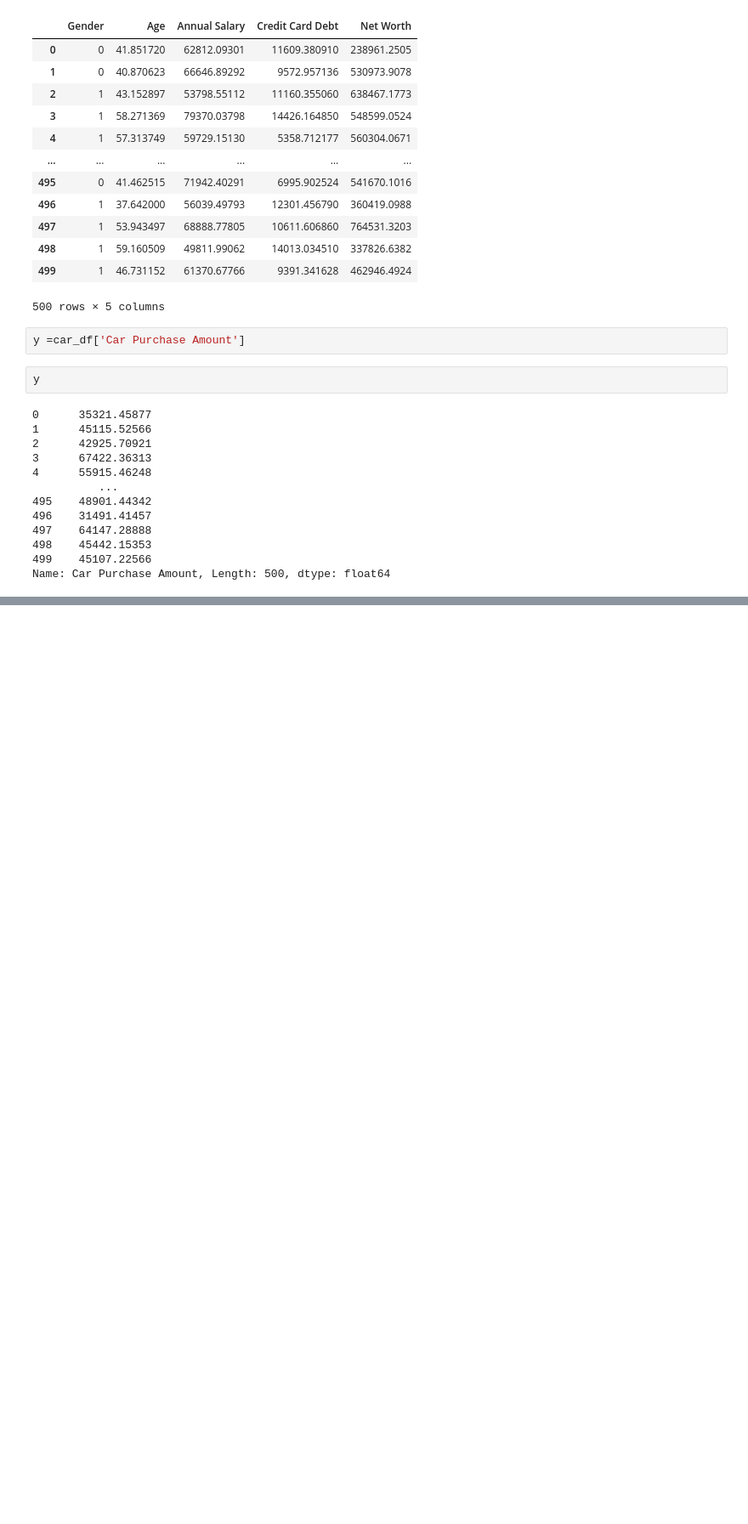
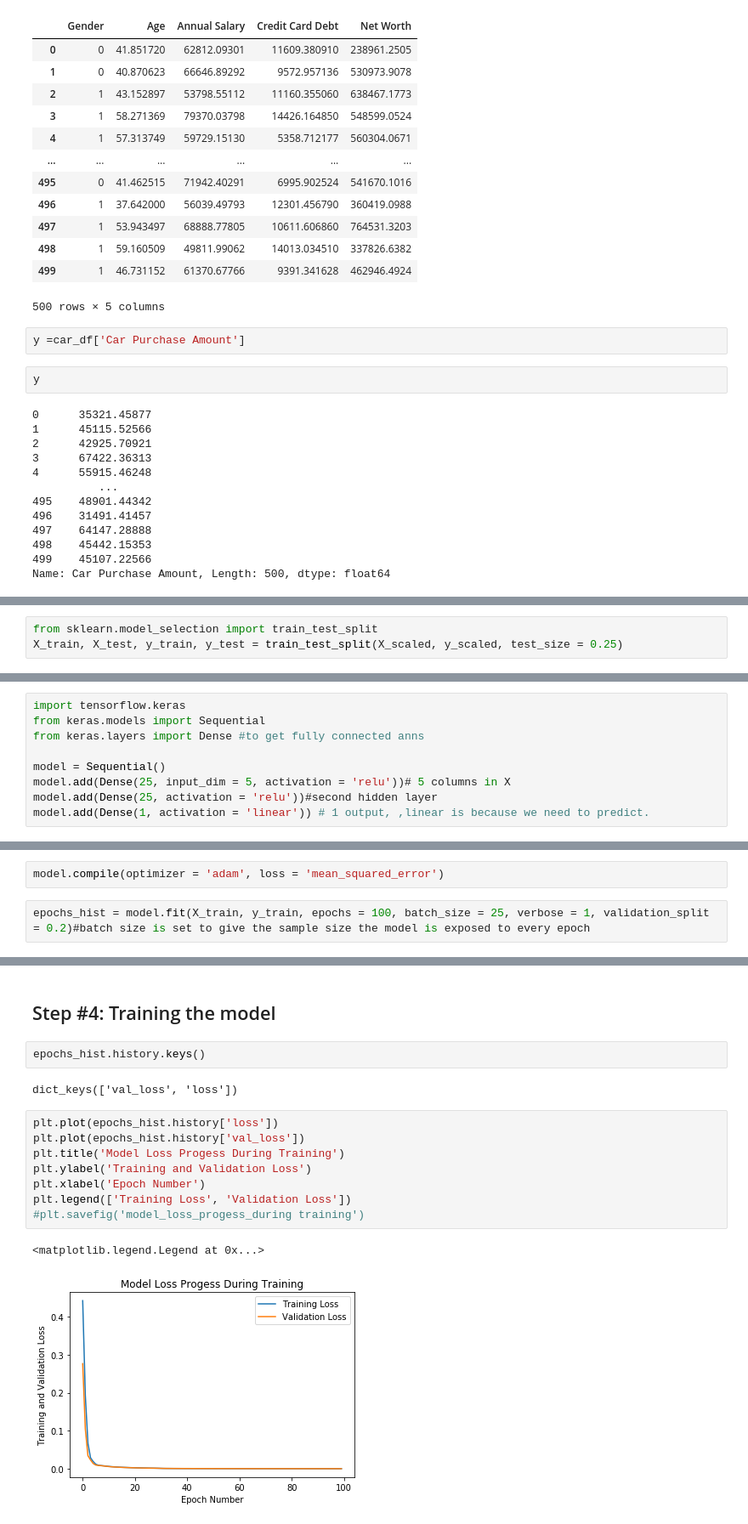
Before and after one commit to blurryface94/Car_Purchase_amount_Prediction_Using_ANNs, a Jupyter notebook: Car Purchase Amount Prediction Using ANNs.ipynb, the cells around one changed output, grey strips where cells are left out. Shown at 85% size. Drawn from its saved outputs; the diff is of its cells as text; blank space fills up the shorter version.

Commit message:
model training

```diff
--- a/Car Purchase Amount Prediction Using ANNs.ipynb
+++ b/Car Purchase Amount Prediction Using ANNs.ipynb
@@ -85,0 +135,3 @@ Name: Car Purchase Amount, Length: 500, dtype: float64
+# %%
+from sklearn.model_selection import train_test_split
+X_train, X_test, y_train, y_test = train_test_split(X_scaled, y_scaled, test_size = 0.25)
@@ -85,0 +146,9 @@ Name: Car Purchase Amount, Length: 500, dtype: float64
+# %%
+import tensorflow.keras
+from keras.models import Sequential
+from keras.layers import Dense #to get fully connected anns
+
+model = Sequential()
+model.add(Dense(25, input_dim = 5, activation = 'relu'))# 5 columns in X
+model.add(Dense(25, activation = 'relu'))#second hidden layer
+model.add(Dense(1, activation = 'linear')) # 1 output, ,linear is because we need to predict.
@@ -85,0 +176,4 @@ Name: Car Purchase Amount, Length: 500, dtype: float64
+# %%
+model.compile(optimizer = 'adam', loss = 'mean_squared_error')
+# %%
+epochs_hist = model.fit(X_train, y_train, epochs = 100, batch_size = 25, verbose = 1, validation_split = 0.2)#batch size is set to give the sample size the model is exposed to every epoch
@@ -85,0 +198,17 @@ Name: Car Purchase Amount, Length: 500, dtype: float64
+# %% [markdown]
+## Step #4: Training the model
+# %%
+epochs_hist.history.keys()
+# %% [output]
+dict_keys(['val_loss', 'loss'])
+# %%
+plt.plot(epochs_hist.history['loss'])
+plt.plot(epochs_hist.history['val_loss'])
+plt.title('Model Loss Progess During Training')
+plt.ylabel('Training and Validation Loss')
+plt.xlabel('Epoch Number')
+plt.legend(['Training Loss', 'Validation Loss'])
+#plt.savefig('model_loss_progess_during training')
+# %% [output]
+<matplotlib.legend.Legend at 0x...>
+[figure, added]
```
Also changed, not shown: parts of 20 cells of this notebook, 1 other file.
